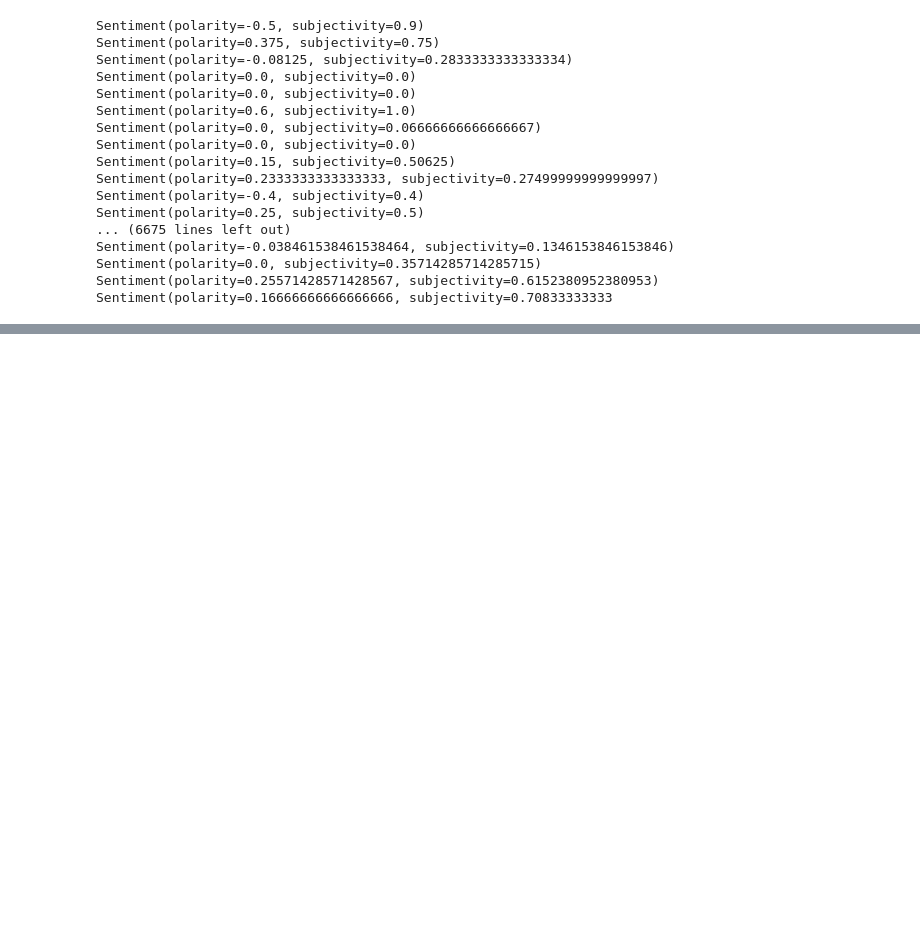
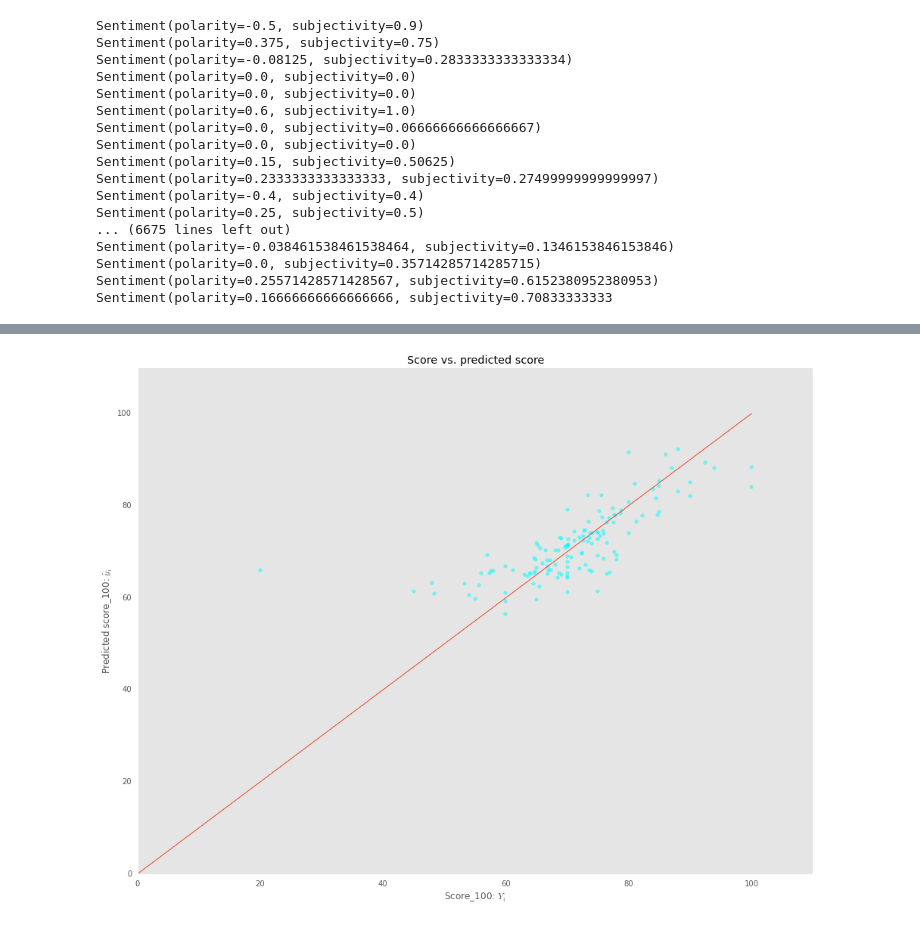
Before and after one commit to wotashu/gamers, a Jupyter notebook: sentiment_analysis.ipynb, the cells around one changed output, grey strips where cells are left out. Saved outputs shown, nothing was run; the diff lists cells and outputs as text; code cells hidden in the pictures; blank space fills up the shorter version.

```diff
--- a/sentiment_analysis.ipynb
+++ b/sentiment_analysis.ipynb
@@ -178,0 +185,2 @@ Stephen Haberman       0.618968       0.075000           0.216667
+# %%
+rpa['is_good'] = rpa['score_100'].apply(get_class)
@@ -178,0 +193,7 @@ Stephen Haberman       0.618968       0.075000           0.216667
+# %%
+site_dummies = pd.get_dummies(rpa.site, prefix='site').iloc[:, 1:]
+# %%
+# create dummy variables for site
+# gamespot is baseline: site_IGN=0, site_GiantBomb=0
+rpa = pd.concat([rpa, site_dummies], axis=1)
+rpa.head(1)
@@ -178,0 +204,18 @@ Stephen Haberman       0.618968       0.075000           0.216667
+# %%
+# Make predictions based on a feature collection
+
+new_df = rpa.groupby(rpa['reviewer']).mean()
+
+feature_cols = ['review_length', 'polarity',
+                'subjectivity', 'full_polarity', 'full_subjectivity',
+                'is_good', 'site_Giant Bomb','site_IGN']
+X = new_df[feature_cols]
+y = new_df['score_100']
+
+# create a training and test set
+X_train, X_test, Y_train, Y_test= train_test_split(X, new_df.score_100, test_size = 0.2, random_state=5)
+
+# try using sklearn
+from sklearn.linear_model import LinearRegression
+lm = LinearRegression()
+lm.fit(X, y)
@@ -178,0 +257,20 @@ Stephen Haberman       0.618968       0.075000           0.216667
+# %%
+# plot score against predicted score
+fig = plt.figure(figsize=(16,12))
+ax = fig.add_subplot(111)
+plt.scatter(new_df.score_100, lm.predict(X), color="cyan", alpha=0.5)
+plt.xlabel("Score_100: $Y_i$")
+plt.ylabel("Predicted score_100: $\hat{y}_i$")
+plt.title("Score vs. predicted score")
+plt.xlim(0,110)
+plt.ylim(0,110)
+ax.yaxis.set_ticks_position('none')
+ax.xaxis.set_ticks_position('none')
+plt.grid(False)
+# add a 45 degree line
+y=(0,100)
+x=(0,100)
+plt.plot(x,y)
+plt.savefig('score_vs_predicted_score.png', bbox_inches='tight', dpi=300)
+# %% [output]
+[figure, added]
```
Also changed, not shown: parts of 29 cells of this notebook, 5 other files.
